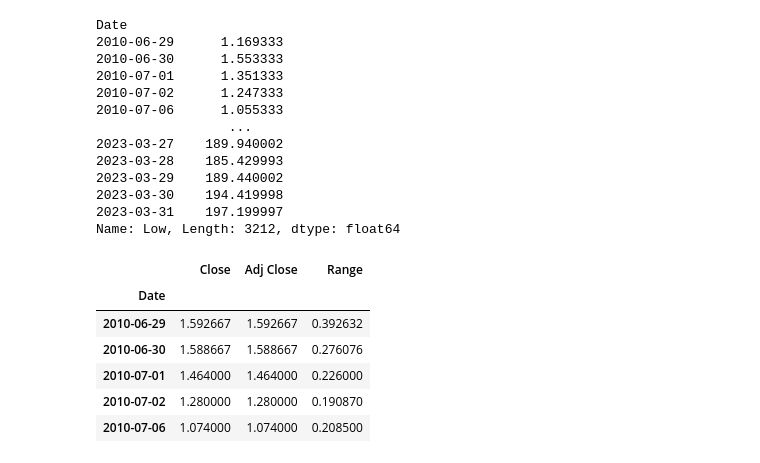
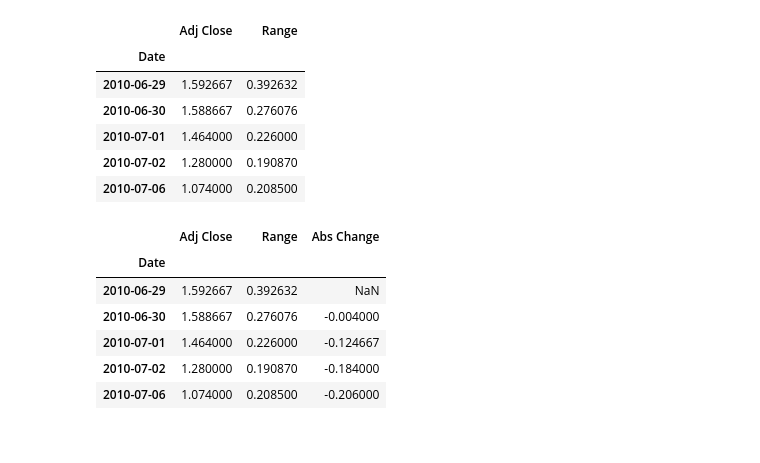
Before and after one commit to jrkosinski/articles, a Jupyter notebook: lstm-preprocessing/2_detrend.ipynb, the cells around one changed output. Drawn from its saved outputs; the diff is of its cells as text; code cells hidden in the pictures.

```diff
--- a/lstm-preprocessing/2_detrend.ipynb
+++ b/lstm-preprocessing/2_detrend.ipynb
@@ -8,41 +8,47 @@ import random
 from matplotlib import pyplot as plt
 from sklearn.preprocessing import MinMaxScaler
 # %%
-df = pd.read_csv("TSLA-d.csv", index_col=0)
+#PREPROCESSING
+df = pd.read_csv("data/TSLA-d.csv", index_col=0)
 df.pop("Volume")
+df.pop("Close")
 df["Range"] = (df["High"] - df["Low"]) / df["Open"]
 df.pop("Open")
 df.pop("High")
 df.pop("Low")
+df.head()
 # %% [output]
-Date
-2010-06-29      1.169333
-2010-06-30      1.553333
-2010-07-01      1.351333
-2010-07-02      1.247333
-2010-07-06      1.055333
-                 ...
-2023-03-27    189.940002
-2023-03-28    185.429993
-2023-03-29    189.440002
-2023-03-30    194.419998
-2023-03-31    197.199997
-Name: Low, Length: 3212, dtype: float64
+|  | Adj Close | Range |
+| Date |  |  |
+| 2010-06-29 | 1.592667 | 0.392632 |
+| 2010-06-30 | 1.588667 | 0.276076 |
+| 2010-07-01 | 1.464000 | 0.226000 |
+| 2010-07-02 | 1.280000 | 0.190870 |
+| 2010-07-06 | 1.074000 | 0.208500 |
 # %%
-df.head()
+# II. Detrending Price (Capture Change)
-# %% [output]
-|  | Close | Adj Close | Range |
-| Date |  |  |  |
-| 2010-06-29 | 1.592667 | 1.592667 | 0.392632 |
-| 2010-06-30 | 1.588667 | 1.588667 | 0.276076 |
-| 2010-07-01 | 1.464000 | 1.464000 | 0.226000 |
-| 2010-07-02 | 1.280000 | 1.280000 | 0.190870 |
-| 2010-07-06 | 1.074000 | 1.074000 | 0.208500 |
 # %%
-# CALCULATE ABSOLUTE DIFFERENCE
 '''
-Now for the closing price ('Adj Close' column), again noone cares about the absolute price from day to do,
-what one cares about is the change in price from day to day. We can get that with the following line:
+II.A: Absolute Change
+
+A data series may have trend, and it may have seasonality. Multi-year stock price data is less likely to show
+seasonality, but very likely to show a strong persistent trend. The problem with trended data (especially
+financial asset data which tends to grow exponentially) is that it smashes early data into oblivion, making
+it nearly invisible to the model trying to generalize something from it. This is why absolute price is
+almost never fed into a model without being heavily processed.
+
+Now for the closing price ('Adj Close' column), again no one cares about the absolute price from day to day,
+what one cares about is the change in price from day to day. Pandas lets us acheive that with the following
+single line:
 '''
 df['Abs Change'] = df["Adj Close"].diff()
+df.head()
+# %% [output]
+|  | Adj Close | Range | Abs Change |
+| Date |  |  |  |
+| 2010-06-29 | 1.592667 | 0.392632 | NaN |
+| 2010-06-30 | 1.588667 | 0.276076 | -0.004000 |
+| 2010-07-01 | 1.464000 | 0.226000 | -0.124667 |
+| 2010-07-02 | 1.280000 | 0.190870 | -0.184000 |
+| 2010-07-06 | 1.074000 | 0.208500 | -0.206000 |
 # %%
```
Also changed, not shown: parts of 6 cells of this notebook, 5 other files.
